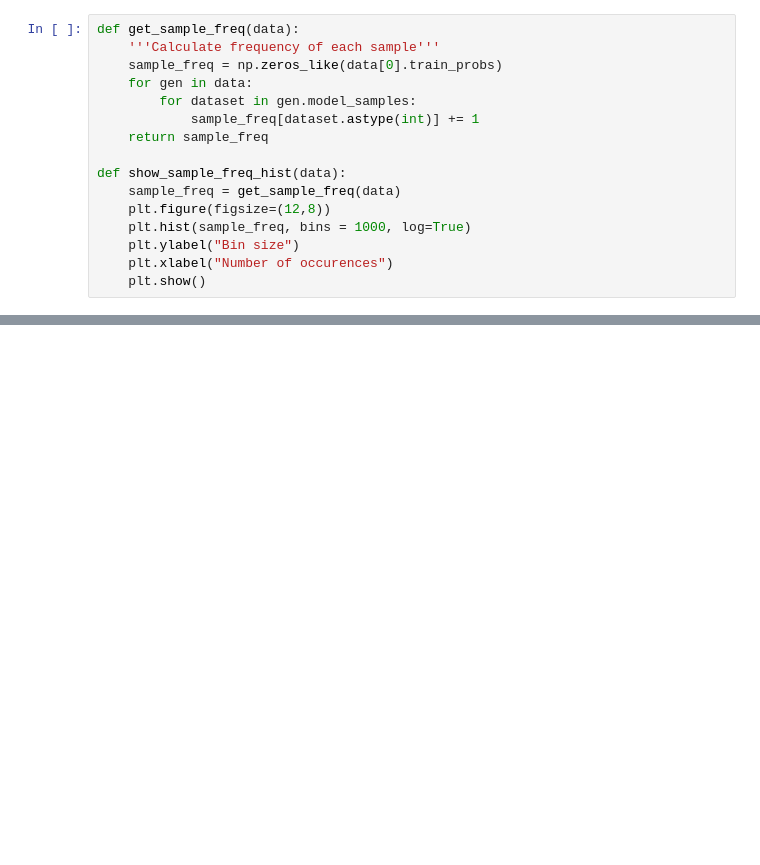
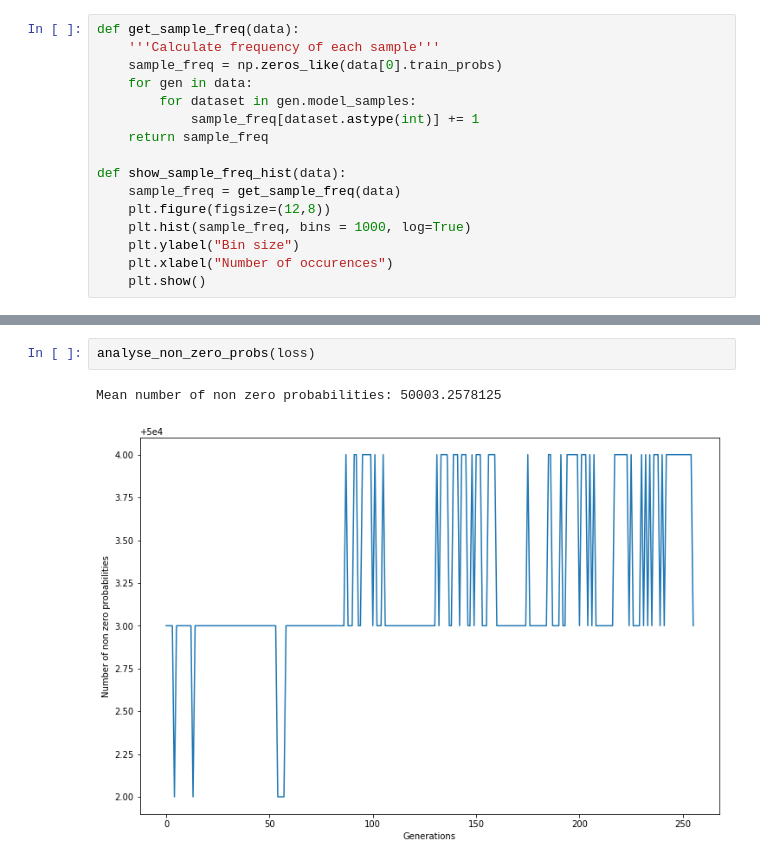
Before and after one commit to tmiskow/clash-royale-challenge, a Jupyter notebook: Visualizations.ipynb, the cells around one changed output, grey strips where cells are left out. Saved outputs shown, nothing was run; the diff lists cells and outputs as text; blank space fills up the shorter version.

```diff
--- a/Visualizations.ipynb
+++ b/Visualizations.ipynb
@@ -121,0 +146,5 @@ def show_sample_freq_hist(data):
+# %%
+analyse_non_zero_probs(loss)
+# %% [output]
+Mean number of non zero probabilities: 50003.2578125
+[figure, added]
```
Also changed, not shown: parts of 25 cells of this notebook, 1 other file.
